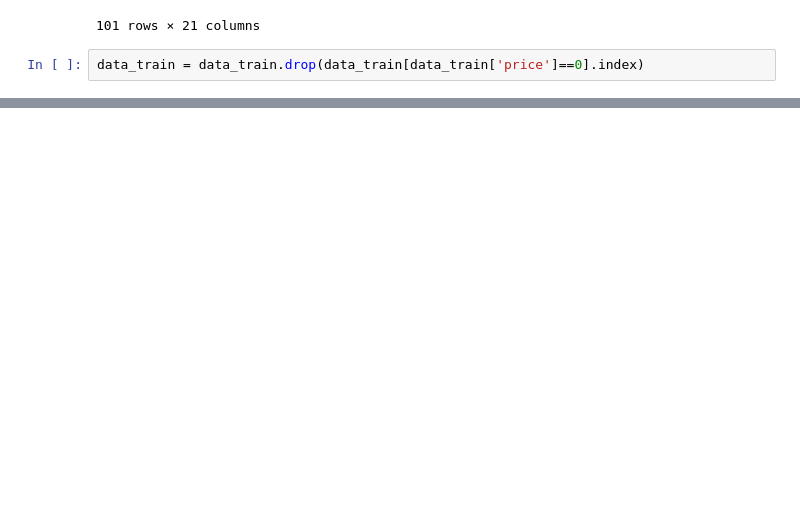
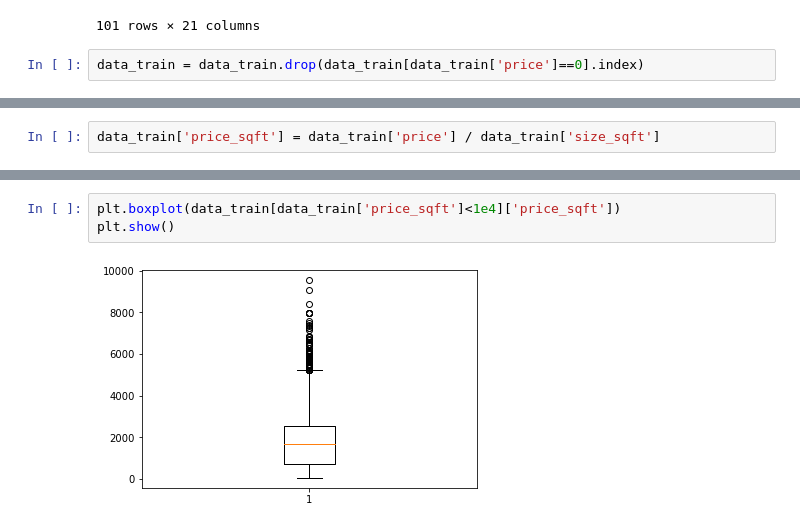
Before and after one commit to PigeonPhobia/no-bylan-regressor, a Jupyter notebook: mingyue_public_EDA.ipynb, the cells around one changed output, grey strips where cells are left out. Cells and saved outputs as stored; diff of their text form; blank space fills up the shorter version.

```diff
--- a/mingyue_public_EDA.ipynb
+++ b/mingyue_public_EDA.ipynb
@@ -294,0 +316,2 @@ Name: price, dtype: float64
+# %%
+data_train['price_sqft'] = data_train['price'] / data_train['size_sqft']
@@ -294,0 +349,5 @@ Name: price, dtype: float64
+# %%
+plt.boxplot(data_train[data_train['price_sqft']<1e4]['price_sqft'])
+plt.show()
+# %% [output]
+[figure, added]
```
Also changed, not shown: parts of 16 cells of this notebook.
